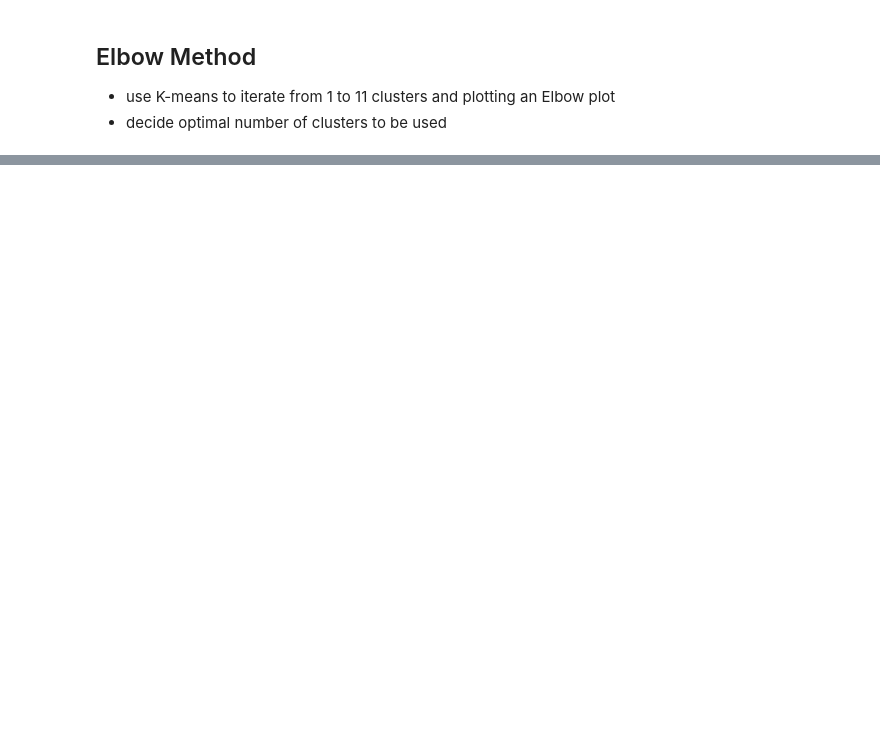
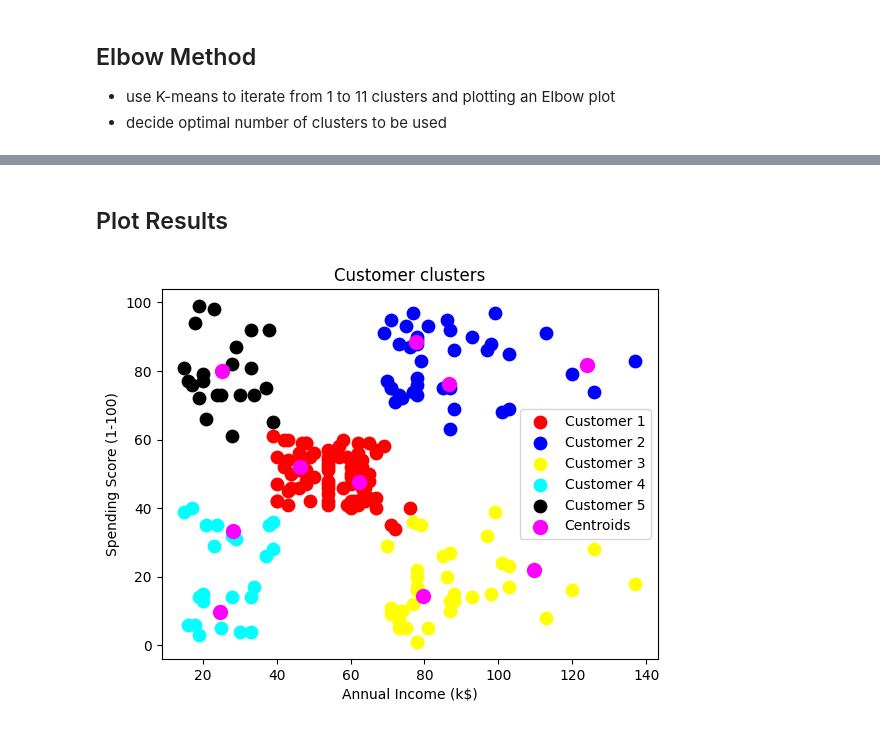
Before and after one commit to maxellmilay/customer-segmentation, a Jupyter notebook: model.ipynb, the cells around one changed output, grey strips where cells are left out. Drawn from its saved outputs; the diff is of its cells as text; code cells hidden in the pictures; blank space fills up the shorter version.

Commit message:
[Feature][Maxell] added train model cells

```diff
--- a/model.ipynb
+++ b/model.ipynb
@@ -62,0 +103,24 @@ plt.show()
+# %%
+k_means_model = KMeans(n_clusters=5, init='k-means++', random_state=0)
+y_k_means = k_means_model.fit_predict(X)
+# %% [markdown]
+## Plot Results
+# %%
+# Plot Customer Clusters
+plt.scatter(X[y_k_means==0,0], X[y_k_means==0,1], s=80, c="red", label="Customer 1")
+plt.scatter(X[y_k_means==1,0], X[y_k_means==1,1], s=80, c="blue", label="Customer 2")
+plt.scatter(X[y_k_means==2,0], X[y_k_means==2,1], s=80, c="yellow", label="Customer 3")
+plt.scatter(X[y_k_means==3,0], X[y_k_means==3,1], s=80, c="cyan", label="Customer 4")
+plt.scatter(X[y_k_means==4,0], X[y_k_means==4,1], s=80, c="black", label="Customer 5")
+
+# Plot Centroids
+plt.scatter(kmeans.cluster_centers_[:,0], kmeans.cluster_centers_[:,1], s=100, c="magenta", label="Centroids")
+
+# Plot Config
+plt.title('Customer clusters')
+plt.xlabel('Annual Income (k$)')
+plt.ylabel('Spending Score (1-100)')
+plt.legend()
+plt.show()
+# %% [output]
+[figure, added]
```
Also changed, not shown: parts of 5 cells of this notebook.
